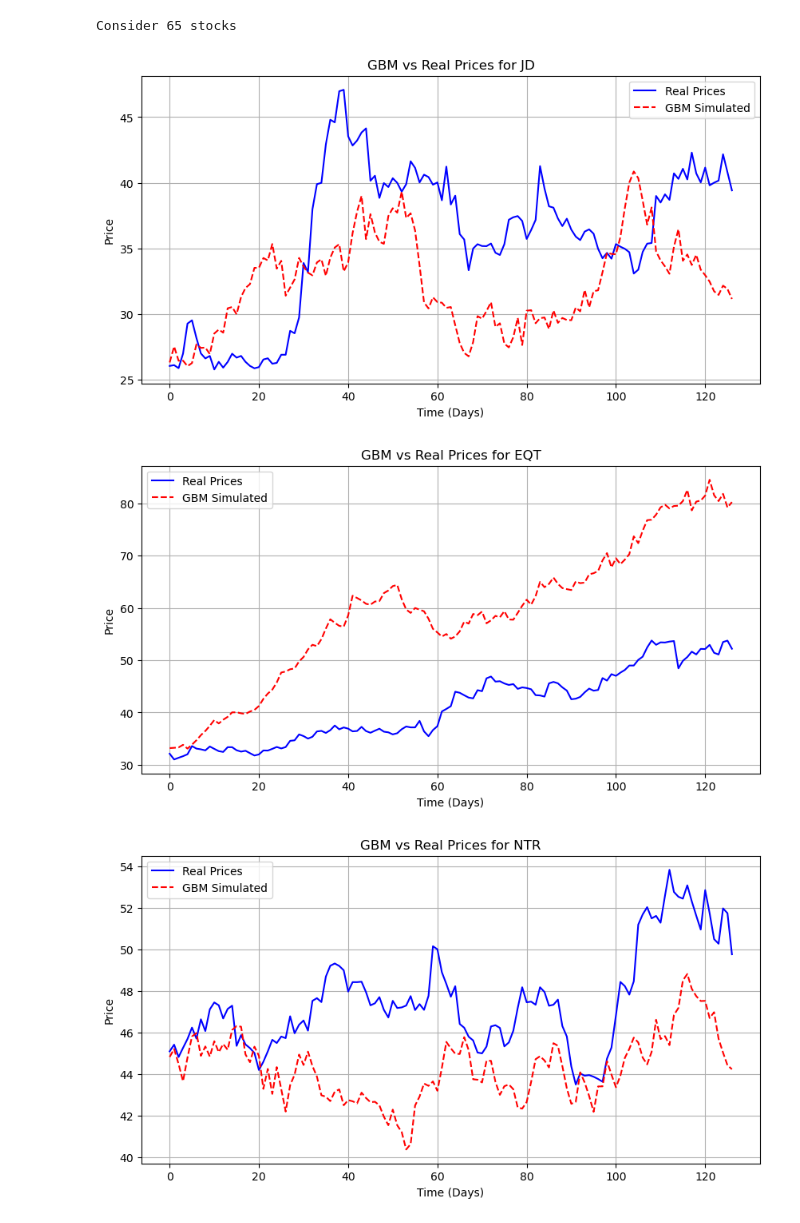
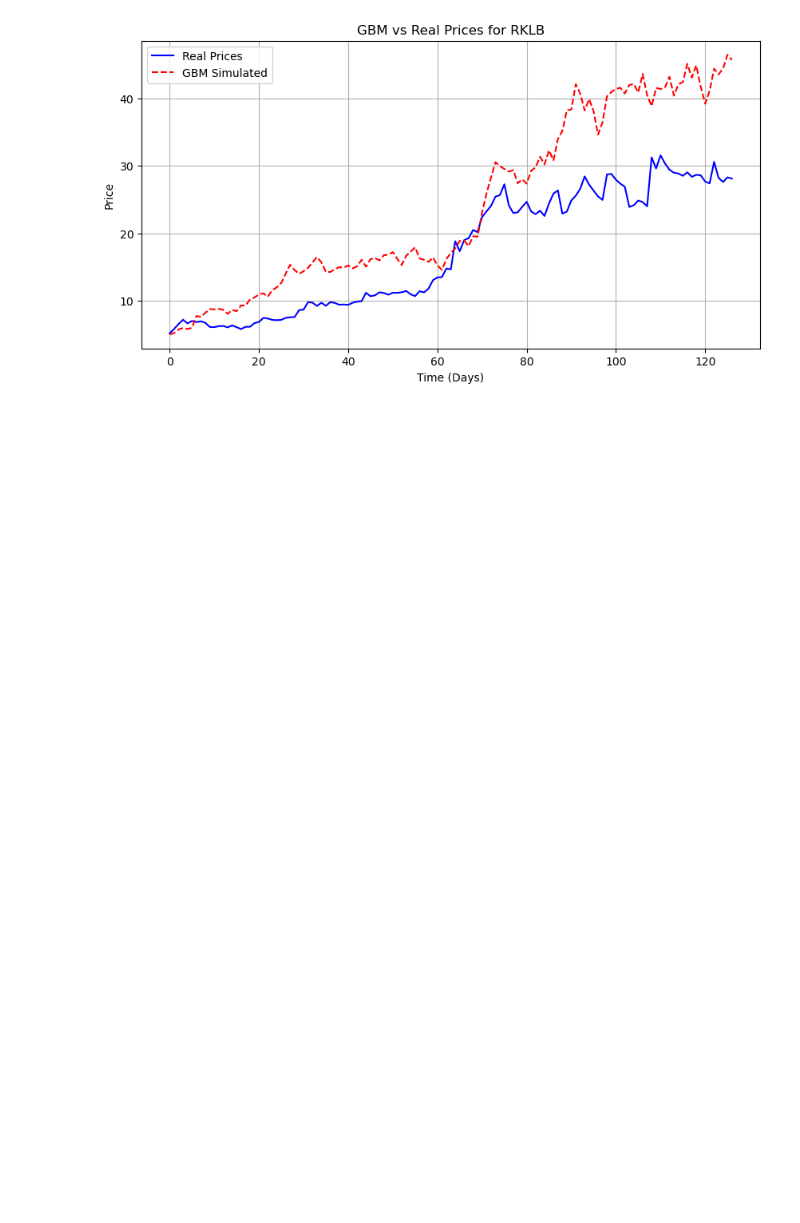
Before and after one commit to rflatley441/WheelTrader, a Jupyter notebook: data.ipynb, the cells around one changed output. Cells and saved outputs as stored; diff of their text form; code cells hidden in the pictures; blank space fills up the shorter version.

```diff
--- a/data.ipynb
+++ b/data.ipynb
@@ -372,10 +457,10 @@ def fit_garch(symbol, period):
 
     return weighted_volatility
 # %%
+# Analyze a bunch of stocks
+# contracts = audit_contracts(expiration_date = datetime(year=2025, month=2, day=21))
 
-priced_contracts = audit_contracts(expiration_date = datetime(year=2025, month=2, day=21))
+# Analyze one stock
+contracts = analyze_equity_puts(ticker="RKLB", expiration_date=datetime(year=2025, month=2, day=21))
 # %% [output]
-Consider 65 stocks
-[figure, old version]
+[figure, new version]
-[figure, removed]
-[figure, removed]
```
Also changed, not shown: parts of 4 cells of this notebook.
